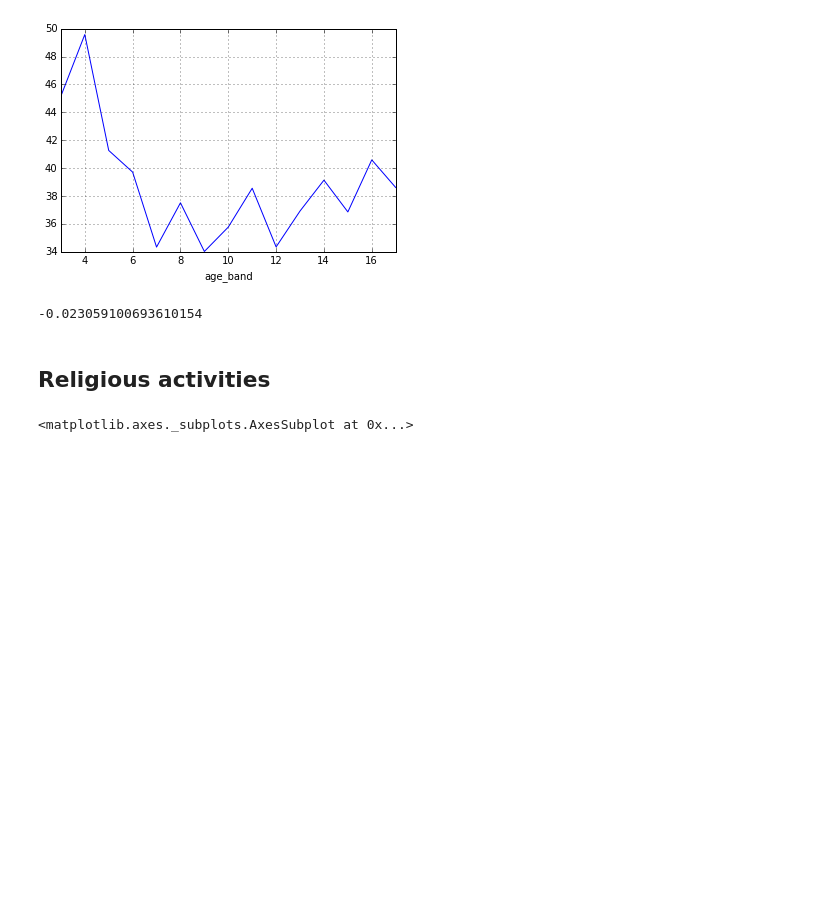
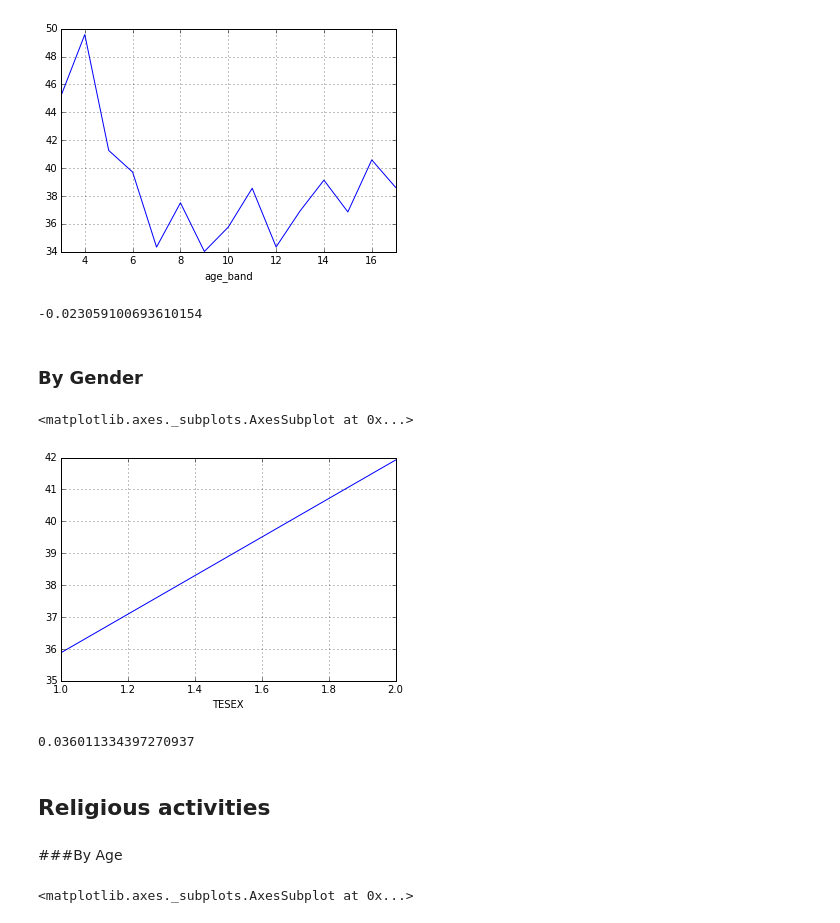
Before and after one commit to tiyd-python-2015-05/atus-analysis, a Jupyter notebook: Starting Point.ipynb, the cells around one changed output. Drawn from its saved outputs; the diff is of its cells as text; code cells hidden in the pictures; blank space fills up the shorter version.

```diff
--- a/Starting Point.ipynb
+++ b/Starting Point.ipynb
@@ -472,5 +527,5 @@ summary.TEAGE.corr(summary.t100201)
 # %%
-summary_socialize = summary.loc[:, ["age_band", "t120101", "TUFINLWGT"]]
+summary_socialize = summary.loc[:, ["age_band", "t120101", "TUFINLWGT", "TESEX"]]
 summary_socialize = summary_socialize.rename(columns={"t120101": "minutes", "TUFINLWGT": "weight"})
 summary_socialize["weighted_minutes"] = summary_socialize.weight * summary_socialize.minutes
 socialize_by_age = summary_socialize.groupby("age_band").aggregate(np.sum)
@@ -483,6 +538,21 @@ socialize_by_age.mean_minutes.plot()
 summary.TEAGE.corr(summary.t120101)
 # %% [output]
 -0.023059100693610154
+# %% [markdown]
+### By Gender
+# %%
+socialize_by_sex = summary_socialize.groupby("TESEX").aggregate(np.sum)
+socialize_by_sex["mean_minutes"] = socialize_by_sex.weighted_minutes / socialize_by_sex.weight
+socialize_by_sex.mean_minutes.plot()
+# %% [output]
+<matplotlib.axes._subplots.AxesSubplot at 0x...>
+[figure, added]
+# %%
+summary.TESEX.corr(summary.t120101)
+# %% [output]
+0.036011334397270937
 # %% [markdown]
 ## Religious activities
+# %% [markdown]
+###By Age
 # %%
```
Also changed, not shown: parts of 29 cells of this notebook, 2 other files.
